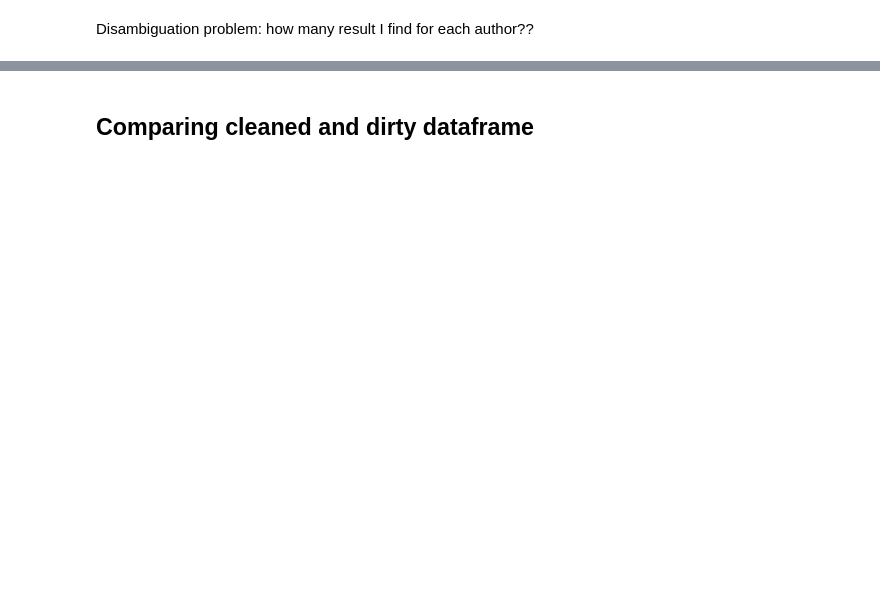
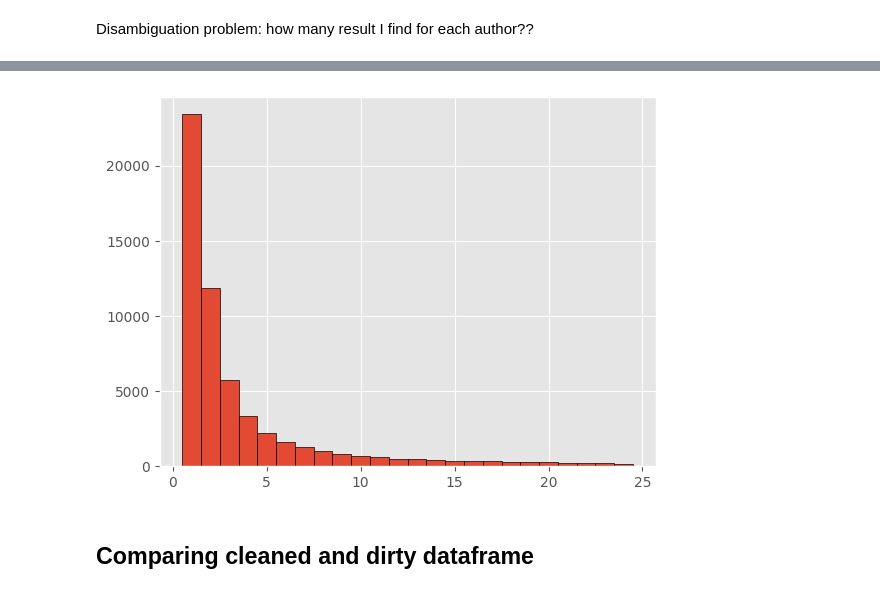
Before and after one commit to mariespedersen/Thesis_github, a Jupyter notebook: Get_citation_info.ipynb, the cells around one changed output, grey strips where cells are left out. Cells and saved outputs as stored; diff of their text form; code cells hidden in the pictures; blank space fills up the shorter version.

```diff
--- a/Get_citation_info.ipynb
+++ b/Get_citation_info.ipynb
@@ -113,3 +99,7 @@ df_author
+# %%
+plt.hist(number_of_results[number_of_results<25], bins=range(min(number_of_results[number_of_results<25]), max(number_of_results[number_of_results<25]) + 2), edgecolor='black', align='left');
+# %% [output]
+[figure, added]
 # %% [markdown]
 ## Comparing cleaned and dirty dataframe
 # %%
```
Also changed, not shown: parts of 9 cells of this notebook, 4 other files.
